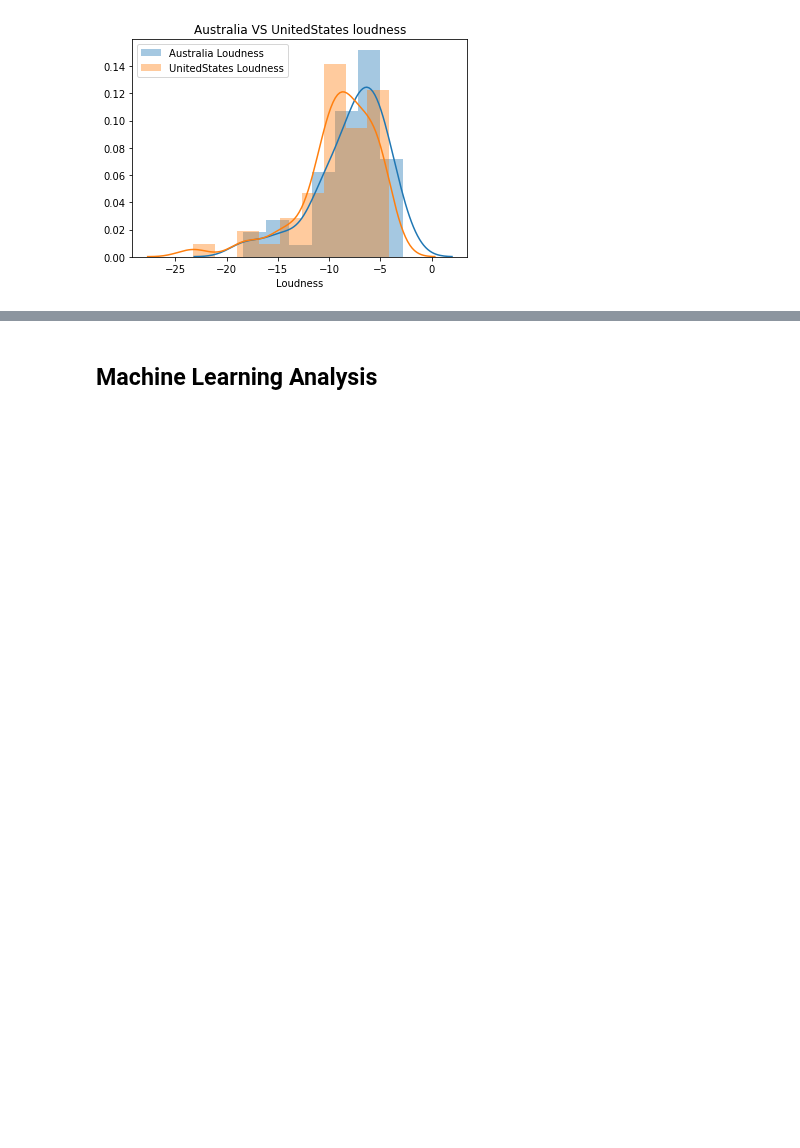
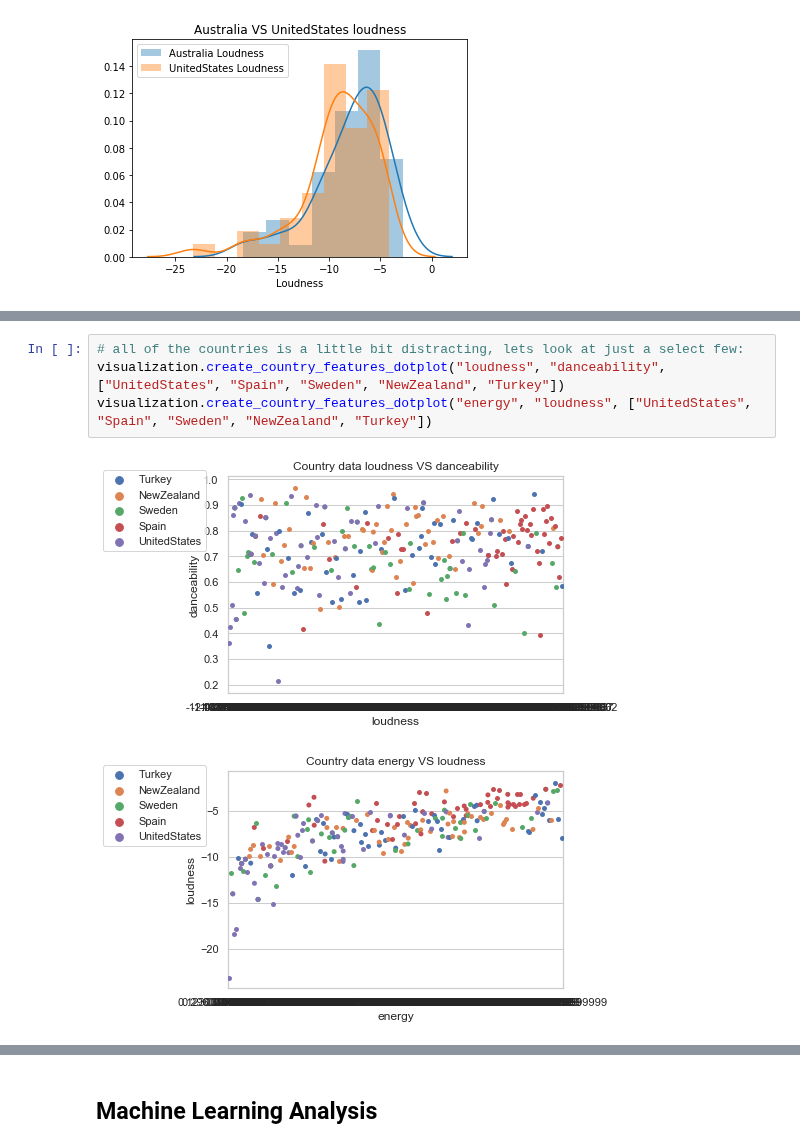
Before and after one commit to edgeslab/cs418-project-the-outliers, a Jupyter notebook: spotify-analysis/SpotifyAnalysis.ipynb, the cells around one changed output, grey strips where cells are left out. Cells and saved outputs as stored; diff of their text form; blank space fills up the shorter version.

```diff
--- a/spotify-analysis/SpotifyAnalysis.ipynb
+++ b/spotify-analysis/SpotifyAnalysis.ipynb
@@ -94,0 +93,7 @@ visualization.create_country_features_dotplot("danceability", "loudness")
+# %%
+# all of the countries is a little bit distracting, lets look at just a select few:
+visualization.create_country_features_dotplot("loudness", "danceability", ["UnitedStates", "Spain", "Sweden", "NewZealand", "Turkey"])
+visualization.create_country_features_dotplot("energy", "loudness", ["UnitedStates", "Spain", "Sweden", "NewZealand", "Turkey"])
+# %% [output]
+[figure, added]
+[figure, added]
```
Also changed, not shown: parts of 3 cells of this notebook, 1 other file.
